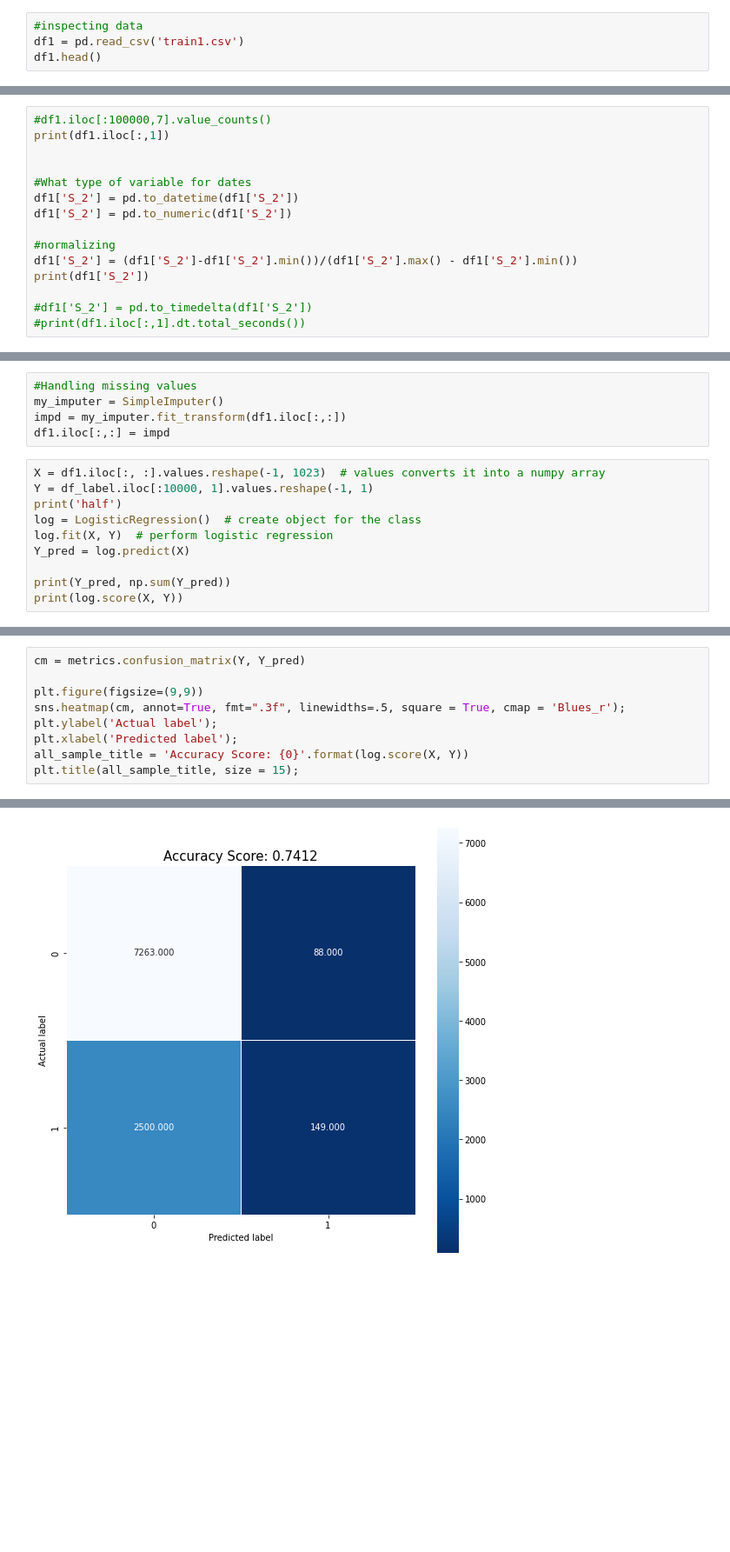
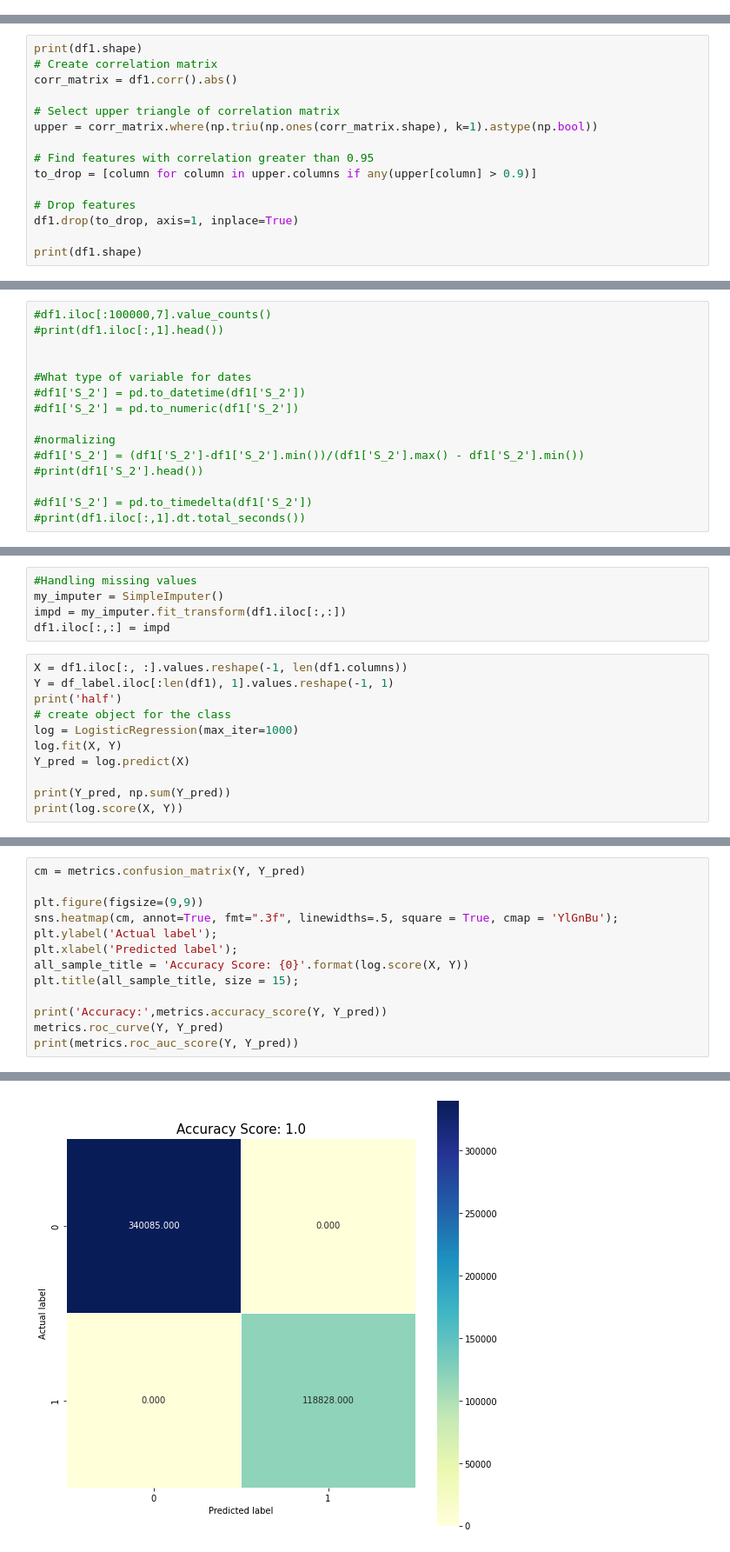
Before and after one commit to DakotaBosch/Default_Prediction, a Jupyter notebook: default-prediction.ipynb, the cells around one changed output, grey strips where cells are left out. Shown at 87% size. Drawn from its saved outputs; the diff is of its cells as text; blank space fills up the shorter version.

```diff
--- a/default-prediction.ipynb
+++ b/default-prediction.ipynb
@@ -57,7 +40,3 @@ df_label.head()
 | 2 | 00001b22f846c82c51f6e3958ccd81970... | 0 |
 | 3 | 000041bdba6ecadd89a52d11886e8eaae... | 0 |
 | 4 | 00007889e4fcd2614b6cbe7f8f3d2e5c7... | 0 |
-# %%
-#inspecting data
-df1 = pd.read_csv('train1.csv')
-df1.head()
@@ -112,0 +131,15 @@ hist = df1.hist(bins=10, figsize = (30,120), layout=(-1,5) )
+# %%
+print(df1.shape)
+# Create correlation matrix
+corr_matrix = df1.corr().abs()
+
+# Select upper triangle of correlation matrix
+upper = corr_matrix.where(np.triu(np.ones(corr_matrix.shape), k=1).astype(np.bool))
+
+# Find features with correlation greater than 0.95
+to_drop = [column for column in upper.columns if any(upper[column] > 0.9)]
+
+# Drop features
+df1.drop(to_drop, axis=1, inplace=True)
+
+print(df1.shape)
@@ -113,15 +157,15 @@ hist = df1.hist(bins=10, figsize = (30,120), layout=(-1,5) )
 # %%
 #df1.iloc[:100000,7].value_counts()
-print(df1.iloc[:,1])
+#print(df1.iloc[:,1].head())
 
 
 #What type of variable for dates
-df1['S_2'] = pd.to_datetime(df1['S_2'])
-df1['S_2'] = pd.to_numeric(df1['S_2'])
+#df1['S_2'] = pd.to_datetime(df1['S_2'])
+#df1['S_2'] = pd.to_numeric(df1['S_2'])
 
 #normalizing
-df1['S_2'] = (df1['S_2']-df1['S_2'].min())/(df1['S_2'].max() - df1['S_2'].min())
-print(df1['S_2'])
+#df1['S_2'] = (df1['S_2']-df1['S_2'].min())/(df1['S_2'].max() - df1['S_2'].min())
+#print(df1['S_2'].head())
 
 #df1['S_2'] = pd.to_timedelta(df1['S_2'])
 #print(df1.iloc[:,1].dt.total_seconds())
@@ -168,11 +181,12 @@ my_imputer = SimpleImputer()
 impd = my_imputer.fit_transform(df1.iloc[:,:])
 df1.iloc[:,:] = impd
 # %%
-X = df1.iloc[:, :].values.reshape(-1, 1023)  # values converts it into a numpy array
-Y = df_label.iloc[:10000, 1].values.reshape(-1, 1)
+X = df1.iloc[:, :].values.reshape(-1, len(df1.columns))
+Y = df_label.iloc[:len(df1), 1].values.reshape(-1, 1)
 print('half')
-log = LogisticRegression()  # create object for the class
-log.fit(X, Y)  # perform logistic regression
+# create object for the class
+log = LogisticRegression(max_iter=1000)
+log.fit(X, Y)
 Y_pred = log.predict(X)
 
 print(Y_pred, np.sum(Y_pred))
@@ -211,9 +210,13 @@ print(df_label.iloc[:10000, 1].sum( ))
 cm = metrics.confusion_matrix(Y, Y_pred)
 
 plt.figure(figsize=(9,9))
-sns.heatmap(cm, annot=True, fmt=".3f", linewidths=.5, square = True, cmap = 'Blues_r');
+sns.heatmap(cm, annot=True, fmt=".3f", linewidths=.5, square = True, cmap = 'YlGnBu');
 plt.ylabel('Actual label');
 plt.xlabel('Predicted label');
 all_sample_title = 'Accuracy Score: {0}'.format(log.score(X, Y))
 plt.title(all_sample_title, size = 15);
+
+print('Accuracy:',metrics.accuracy_score(Y, Y_pred))
+metrics.roc_curve(Y, Y_pred)
+print(metrics.roc_auc_score(Y, Y_pred))
 # %% [output]
@@ -220 +225 @@ plt.title(all_sample_title, size = 15);
-[figure, old version]
+[figure, new version]
```
Also changed, not shown: parts of 20 cells of this notebook.
